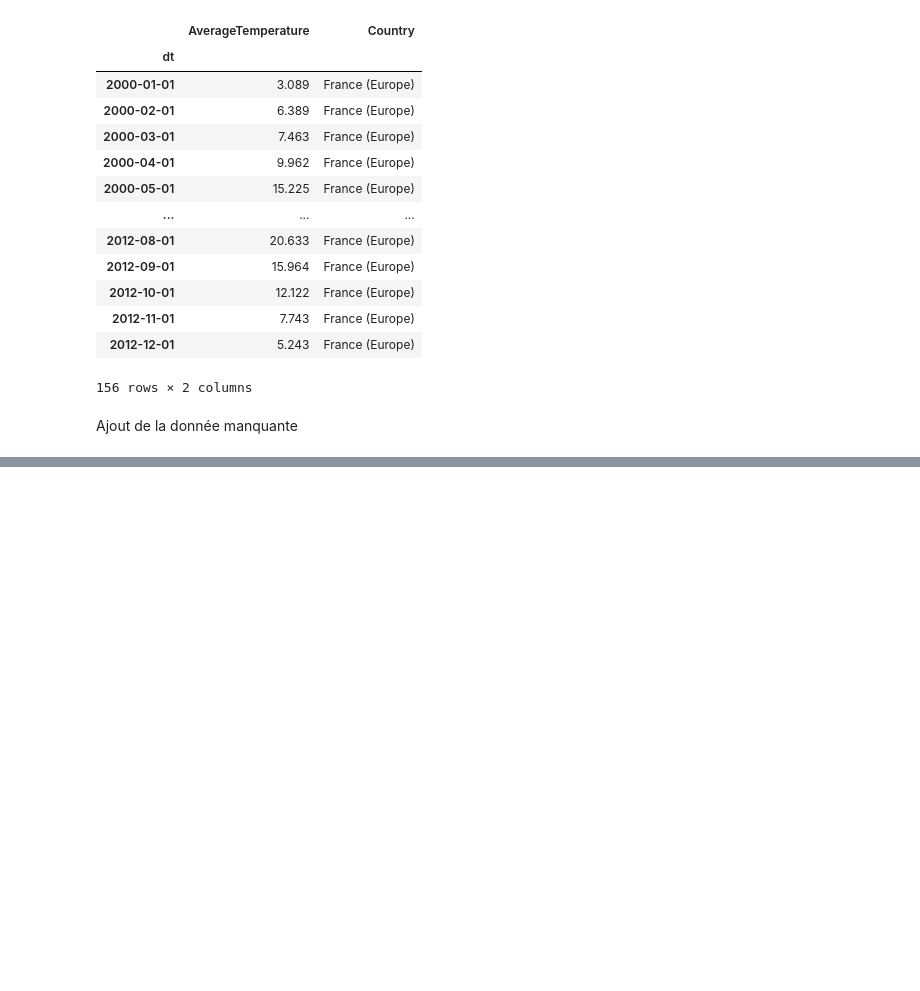
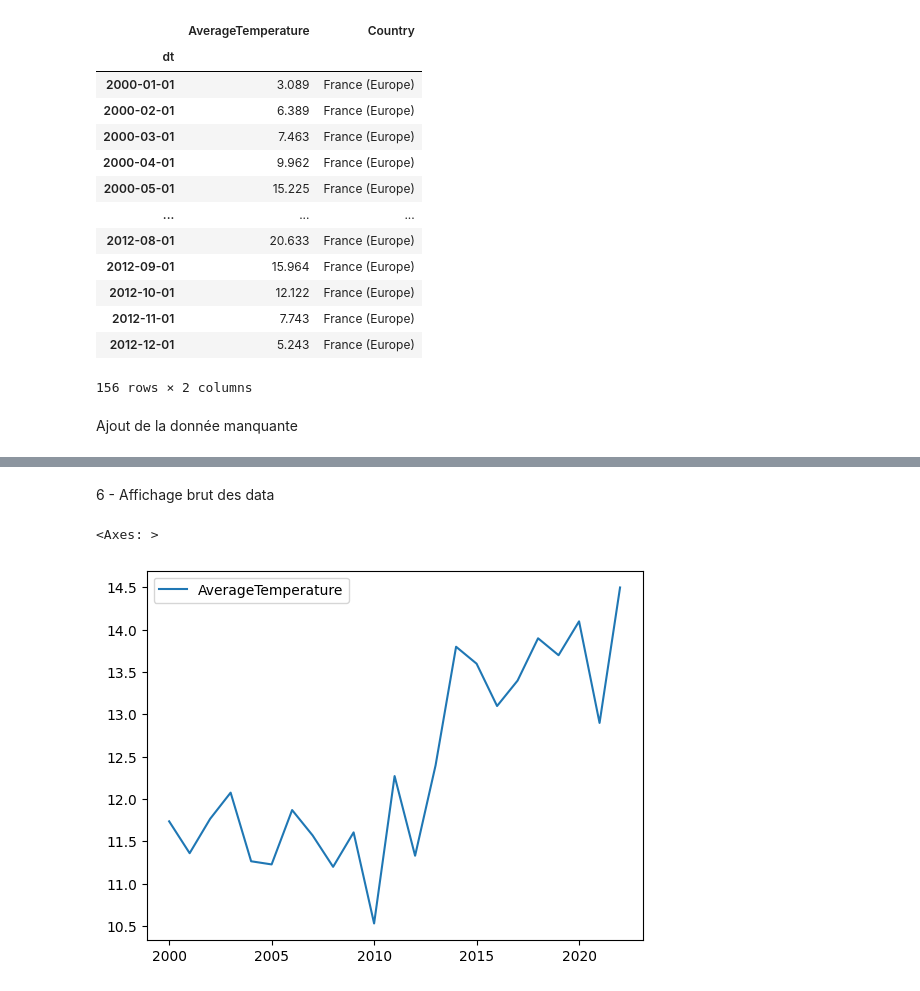
Before and after one commit to DylanLavoue/IA_Voltron, a Jupyter notebook: voltron_ia/notebooks/dataprocessing/dataviz_temperature_france.ipynb, the cells around one changed output, grey strips where cells are left out. Drawn from its saved outputs; the diff is of its cells as text; code cells hidden in the pictures; blank space fills up the shorter version.

```diff
--- a/voltron_ia/notebooks/dataprocessing/dataviz_temperature_france.ipynb
+++ b/voltron_ia/notebooks/dataprocessing/dataviz_temperature_france.ipynb
@@ -154,0 +165,4 @@ df_last_years
+# %%
+#on enleve la colonne country dont on a plus besoin
+df_fe_2000_now = df_fe_2000_now.drop(df_fe_2000_now.columns[1], axis=1)
+df_fe_2000_now
@@ -154,0 +184,20 @@ df_last_years
+# %%
+#on va faire un resample de ce df pour n'avoir que des années et plus des mois
+df_fe_2000_now_year = df_fe_2000_now.resample("Y").mean()
+df_fe_2000_now_year
+
+# go from string to datetime
+df_fe_2000_now_year.index = pd.to_datetime(df_fe_2000_now_year.index, format='%Y-%m-%d').year
+df_fe_2000_now_year
+
+#On peut ensuite merger les 2 df
+df_final = pd.concat([df_fe_2000_now_year,df_last_years])
+df_final
+
+#On a un petit problème, on va juste renommer la colonne du df_last_year
+df_last_years.rename(columns={'Moyenne annuelle':'AverageTemperature'}, inplace=True)
+df_last_years
+
+#On peut ensuite merger les 2 df
+df_final = pd.concat([df_fe_2000_now_year,df_last_years])
+df_final
@@ -154,0 +224,12 @@ df_last_years
+# %% [markdown]
+6 - Affichage brut des data
+# %%
+#df_final.plot()
+#Erreur no numeric data to plot
+df_final.dtypes
+df_final["AverageTemperature"] = df_final["AverageTemperature"].astype("float")
+df_final.dtypes
+df_final.plot()
+# %% [output]
+<Axes: >
+[figure, added]
```
Also changed, not shown: parts of 17 cells of this notebook, 4 other files.
